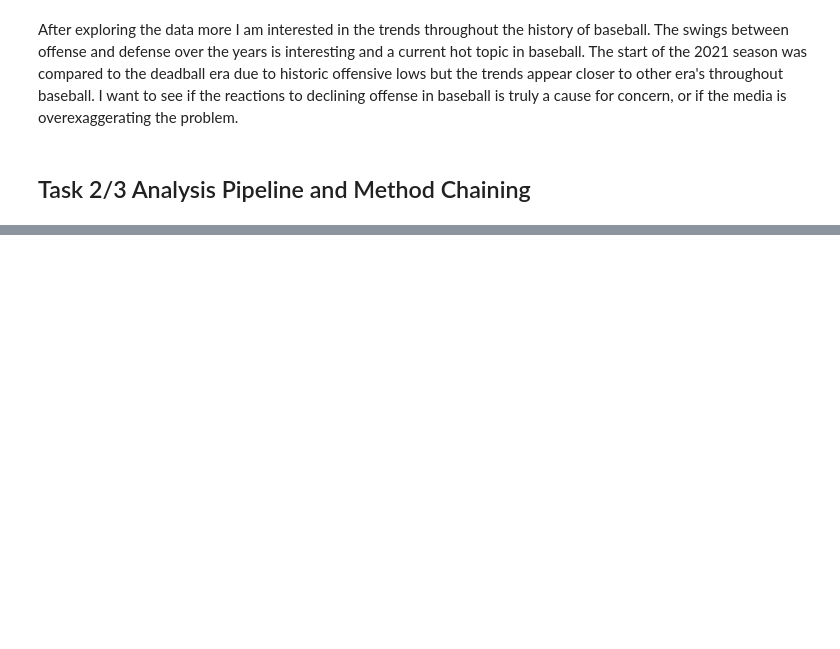
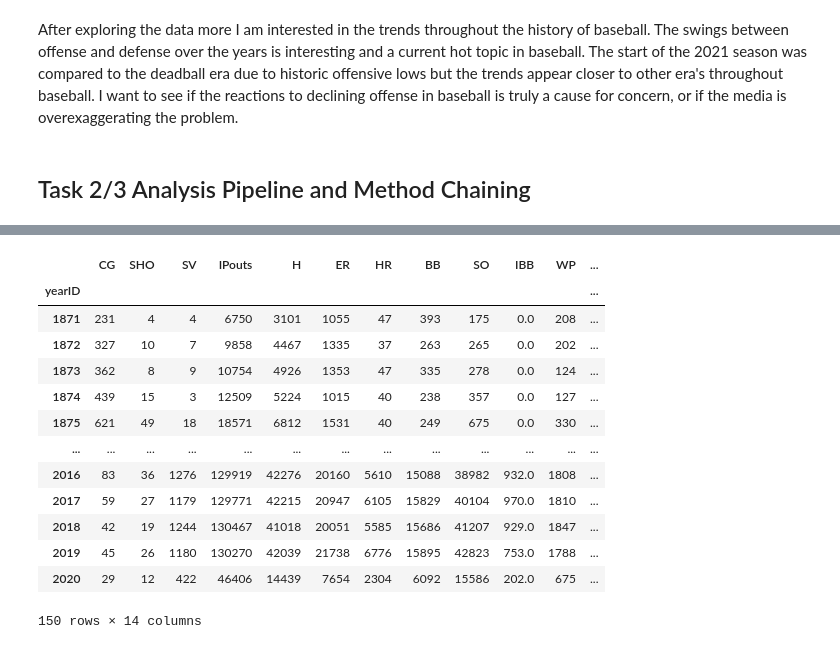
Before and after one commit to data301-2021-winter1/project-group37-project, a Jupyter notebook: notebooks/analysis1.ipynb, the cells around one changed output, grey strips where cells are left out. Drawn from its saved outputs; the diff is of its cells as text; code cells hidden in the pictures; blank space fills up the shorter version.

```diff
--- a/notebooks/analysis1.ipynb
+++ b/notebooks/analysis1.ipynb
@@ -520,0 +232,46 @@ After exploring the data more I am interested in the trends throughout the histo
+# %%
+pitching_clean = (
+                pd.read_csv('../data/raw/Pitching.csv')
+                .fillna(0)
+)
+pitching_clean
+# %%
+pitch_clean_year = (
+            pitching_clean.groupby('yearID').sum()
+            .drop(["stint", "BK", "GF", "SH", "SF", "GIDP", "BAOpp", "ERA", "W", "L", "G", "GS", "BFP"], axis = 1)
+            .assign(
+                ERA = lambda x: (9 * x['ER']) / (x['IPouts'] / 3)
+            )
+)
+pitch_clean_year
+# %%
+def pitching_load_and_process(file_path):
+    pitching_clean = (
+                pd.read_csv('../data/raw/Pitching.csv')
+                .fillna(0)
+        )
+    pitch_clean_year = (
+            pitching_clean.groupby('yearID').sum()
+            .drop(["stint", "BK", "GF", "SH", "SF", "GIDP", "BAOpp", "ERA", "W", "L", "G", "GS", "BFP"], axis = 1)
+            .assign(
+                ERA = lambda x: (9 * x['ER']) / (x['IPouts'] / 3)
+            )
+        )
+    return pitch_clean_year
+# %%
+pitching_load_and_process('../data/raw/Pitching.csv')
+# %% [output]
+|  | CG | SHO | SV | IPouts | H | ER | HR | BB | SO | IBB | WP | ... |
+| yearID |  |  |  |  |  |  |  |  |  |  |  | ... |
+| 1871 | 231 | 4 | 4 | 6750 | 3101 | 1055 | 47 | 393 | 175 | 0.0 | 208 | ... |
+| 1872 | 327 | 10 | 7 | 9858 | 4467 | 1335 | 37 | 263 | 265 | 0.0 | 202 | ... |
+| 1873 | 362 | 8 | 9 | 10754 | 4926 | 1353 | 47 | 335 | 278 | 0.0 | 124 | ... |
+| 1874 | 439 | 15 | 3 | 12509 | 5224 | 1015 | 40 | 238 | 357 | 0.0 | 127 | ... |
+| 1875 | 621 | 49 | 18 | 18571 | 6812 | 1531 | 40 | 249 | 675 | 0.0 | 330 | ... |
+| ... | ... | ... | ... | ... | ... | ... | ... | ... | ... | ... | ... | ... |
+| 2016 | 83 | 36 | 1276 | 129919 | 42276 | 20160 | 5610 | 15088 | 38982 | 932.0 | 1808 | ... |
+| 2017 | 59 | 27 | 1179 | 129771 | 42215 | 20947 | 6105 | 15829 | 40104 | 970.0 | 1810 | ... |
+| 2018 | 42 | 19 | 1244 | 130467 | 41018 | 20051 | 5585 | 15686 | 41207 | 929.0 | 1847 | ... |
+| 2019 | 45 | 26 | 1180 | 130270 | 42039 | 21738 | 6776 | 15895 | 42823 | 753.0 | 1788 | ... |
+| 2020 | 29 | 12 | 422 | 46406 | 14439 | 7654 | 2304 | 6092 | 15586 | 202.0 | 675 | ... |
+150 rows × 14 columns
```
Also changed, not shown: parts of 53 cells of this notebook, 1 other file.
